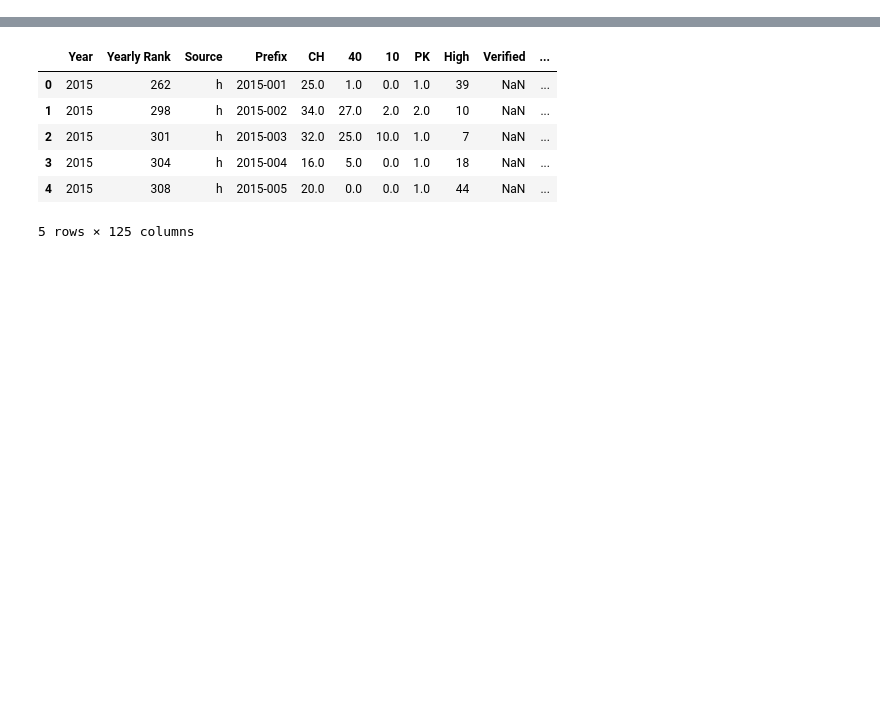
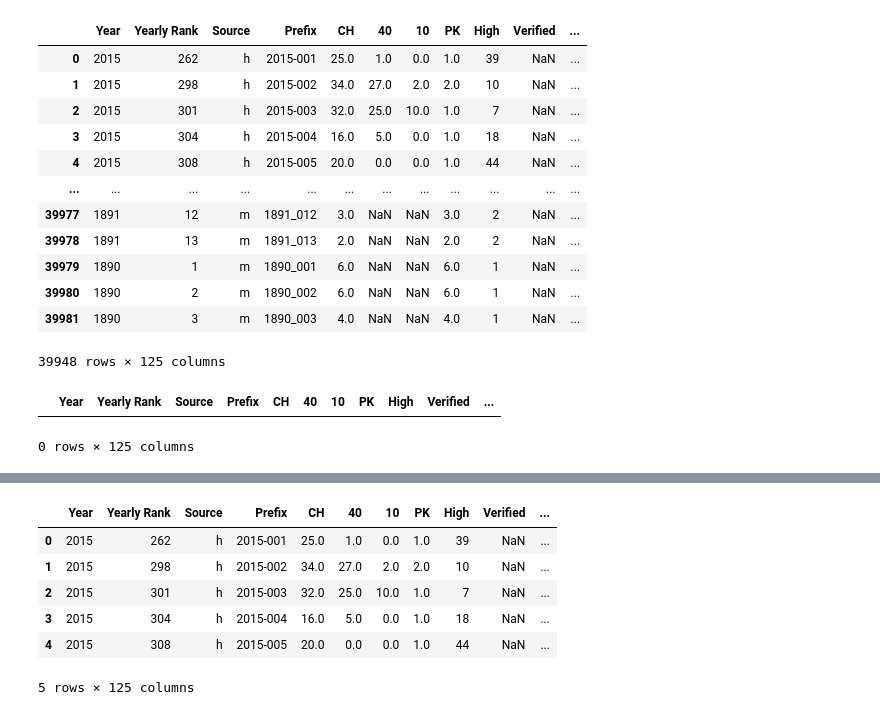
Before and after one commit to ejw-data/tableau-songs, a Jupyter notebook: data_restructure.ipynb, the cells around one changed output, grey strips where cells are left out. Saved outputs shown, nothing was run; the diff lists cells and outputs as text; code cells hidden in the pictures; blank space fills up the shorter version.

```diff
--- a/data_restructure.ipynb
+++ b/data_restructure.ipynb
@@ -14,0 +129,16 @@ df.head()
+# %%
+df[ ~df['Yearly Rank'].apply(lambda x: isinstance(x, (int, float)))]
+# %% [output]
+|  | Year | Yearly Rank | Source | Prefix | CH | 40 | 10 | PK | High | Verified | ... |
+| 0 | 2015 | 262 | h | 2015-001 | 25.0 | 1.0 | 0.0 | 1.0 | 39 | NaN | ... |
+| 1 | 2015 | 298 | h | 2015-002 | 34.0 | 27.0 | 2.0 | 2.0 | 10 | NaN | ... |
+| 2 | 2015 | 301 | h | 2015-003 | 32.0 | 25.0 | 10.0 | 1.0 | 7 | NaN | ... |
+| 3 | 2015 | 304 | h | 2015-004 | 16.0 | 5.0 | 0.0 | 1.0 | 18 | NaN | ... |
+| 4 | 2015 | 308 | h | 2015-005 | 20.0 | 0.0 | 0.0 | 1.0 | 44 | NaN | ... |
+| ... | ... | ... | ... | ... | ... | ... | ... | ... | ... | ... | ... |
+| 39977 | 1891 | 12 | m | 1891_012 | 3.0 | NaN | NaN | 3.0 | 2 | NaN | ... |
+| 39978 | 1891 | 13 | m | 1891_013 | 2.0 | NaN | NaN | 2.0 | 2 | NaN | ... |
+| 39979 | 1890 | 1 | m | 1890_001 | 6.0 | NaN | NaN | 6.0 | 1 | NaN | ... |
+| 39980 | 1890 | 2 | m | 1890_002 | 6.0 | NaN | NaN | 6.0 | 1 | NaN | ... |
+| 39981 | 1890 | 3 | m | 1890_003 | 4.0 | NaN | NaN | 4.0 | 1 | NaN | ... |
+39948 rows × 125 columns
@@ -14,0 +148,5 @@ df.head()
+# %%
+df[df['Yearly Rank'].str.contains('[A-Za-z]', na=False)]
+# %% [output]
+|  | Year | Yearly Rank | Source | Prefix | CH | 40 | 10 | PK | High | Verified | ... |
+0 rows × 125 columns
```
Also changed, not shown: parts of 47 cells of this notebook, 2 other files.
